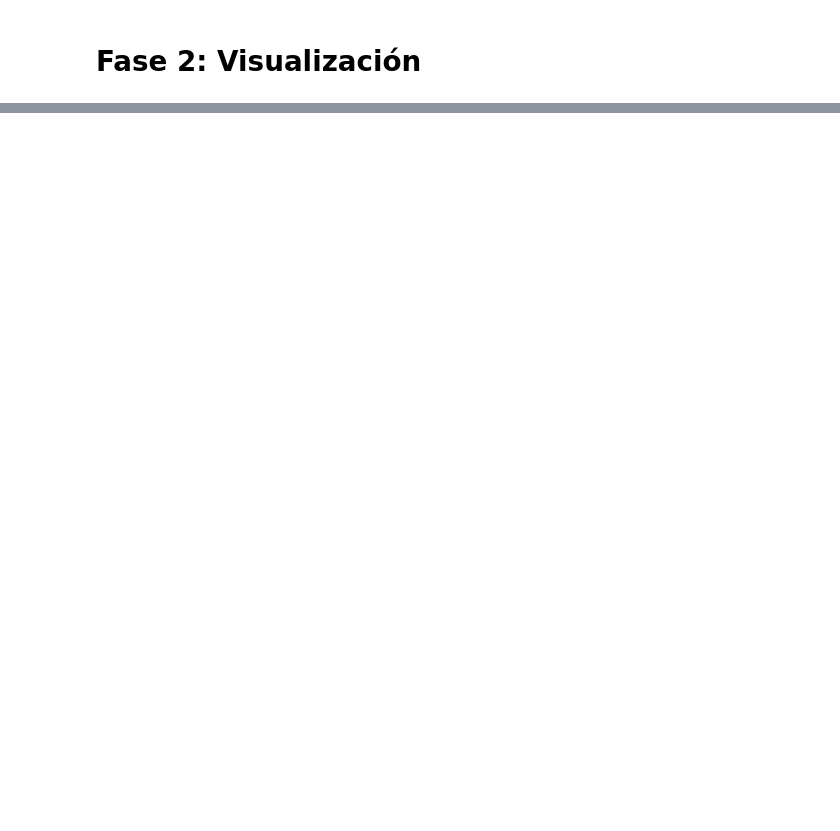
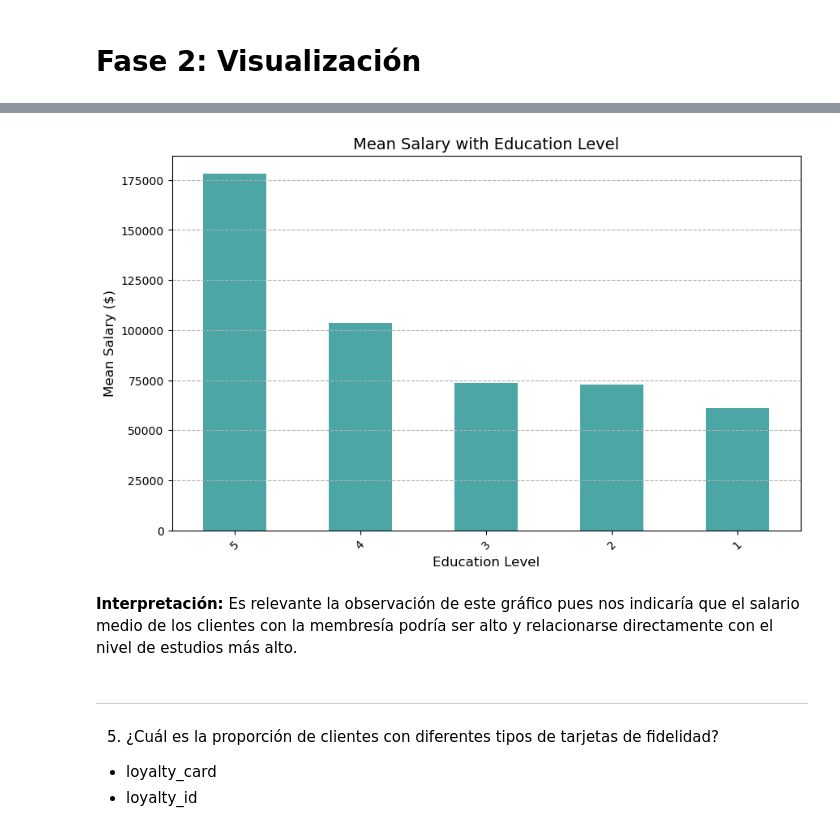
Before and after one commit to Adalab/bda-modulo-3-evaluacion-final-noeliareina, a Jupyter notebook: Ejercicio_Evaluacion_Modulo_3.ipynb, the cells around one changed output, grey strips where cells are left out. Saved outputs shown, nothing was run; the diff lists cells and outputs as text; code cells hidden in the pictures; blank space fills up the shorter version.

```diff
--- a/Ejercicio_Evaluacion_Modulo_3.ipynb
+++ b/Ejercicio_Evaluacion_Modulo_3.ipynb
@@ -1746,0 +1811,4 @@ evaluacion-final.md2025-02-14
+# %%
+# Calculemos el salario promcedio
+salario_promedio = df_loyalflight.groupby('education_level')['salary'].mean().sort_values(ascending=False)
+print(salario_promedio)
@@ -1746,0 +1823,13 @@ evaluacion-final.md2025-02-14
+# %%
+# Gráfico de barras
+
+plt.figure(figsize=(10, 6))
+salario_promedio.plot(kind='bar', color='teal', alpha=0.7)
+plt.title('Mean Salary with Education Level', fontsize=14)
+plt.xlabel('Education Level', fontsize=12)
+plt.ylabel('Mean Salary ($)', fontsize=12)
+plt.xticks(rotation=45)  # Rotar etiquetas si son largas
+plt.grid(axis='y', linestyle='--')
+plt.show()
+# %% [output]
+[figure, added]
@@ -1746,0 +1843,9 @@ evaluacion-final.md2025-02-14
+# %% [markdown]
+**Interpretación:**
+Es relevante la observación de este gráfico pues nos indicaría que el salario medio de los clientes con la membresía podría ser alto y relacionarse directamente con el nivel de estudios más alto.
+# %% [markdown]
+_________________________________________________________________________________________________________________
+# %% [markdown]
+5. ¿Cuál es la proporción de clientes con diferentes tipos de tarjetas de fidelidad?
+- loyalty_card
+- loyalty_id
```
Also changed, not shown: parts of 46 cells of this notebook, 6 other files.
